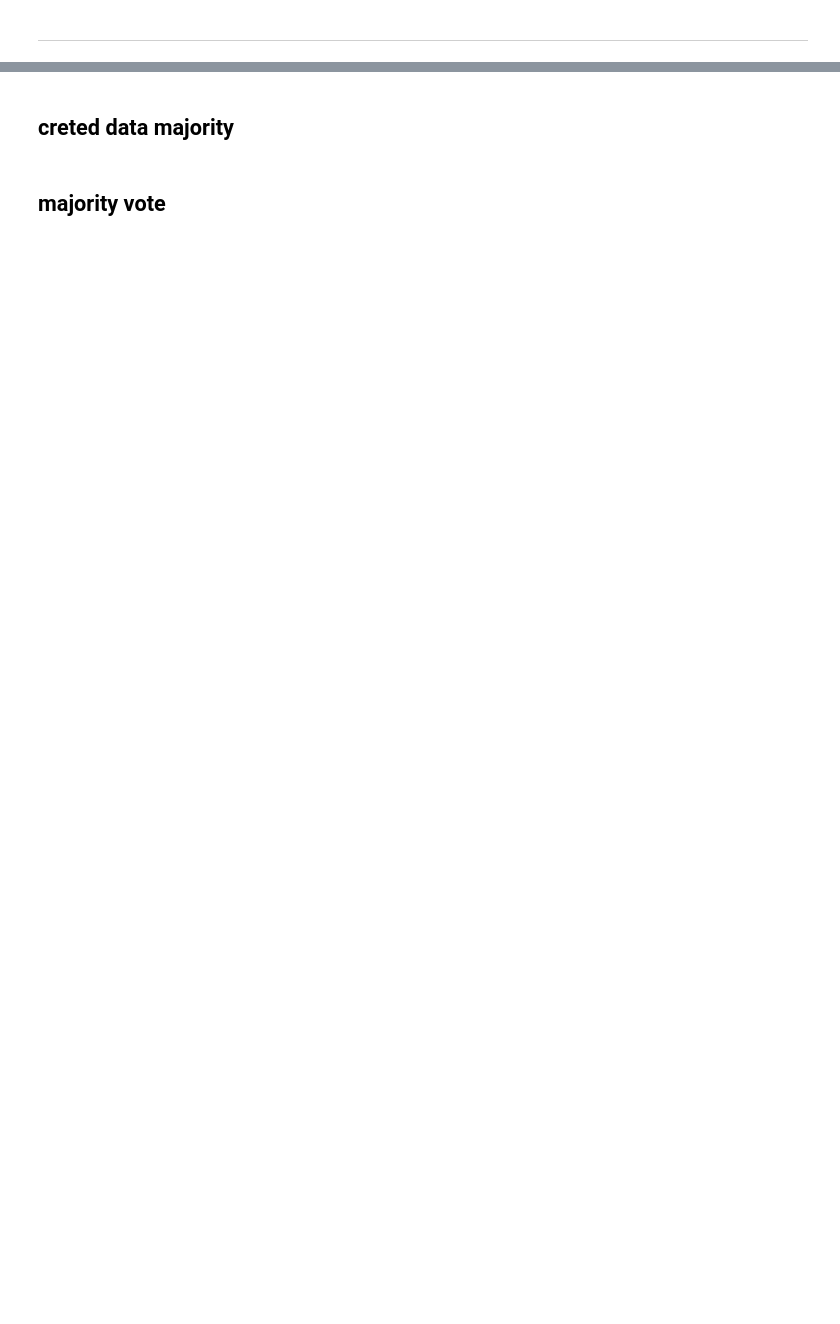
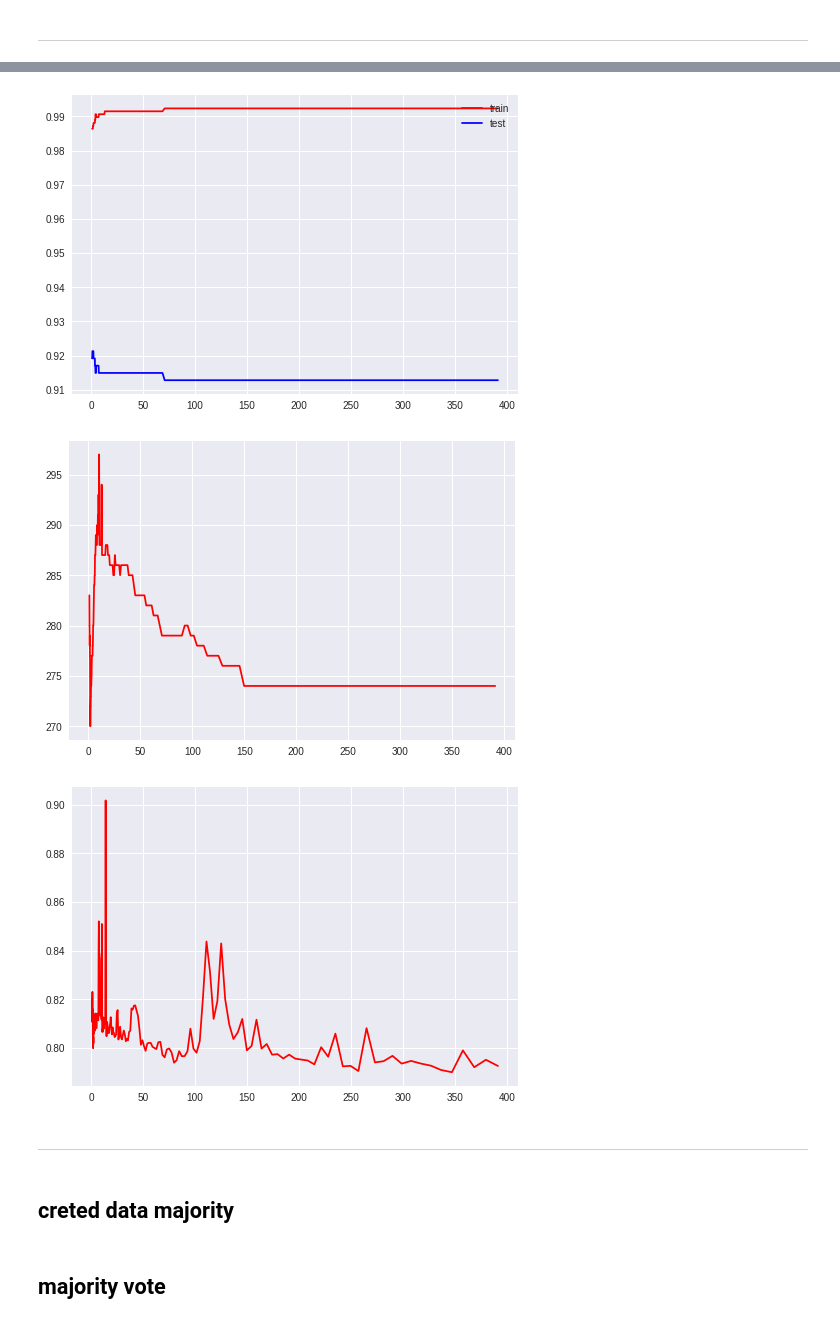
Before and after one commit to Pataweepr/applyML_vistec_2019, a Jupyter notebook: hw4_virus_SVMForNectec_pca_tsne.ipynb, the cells around one changed output, grey strips where cells are left out. Cells and saved outputs as stored; diff of their text form; code cells hidden in the pictures; blank space fills up the shorter version.

```diff
--- a/hw4_virus_SVMForNectec_pca_tsne.ipynb
+++ b/hw4_virus_SVMForNectec_pca_tsne.ipynb
@@ -244,3 +415,21 @@ recall : 0.9636942714148597
+# %%
+domain_c = np.arange(0,6,6/range_c)
+domain_c = np.exp(domain_c)
+plt.plot(domain_c, np.array(train_acc), 'r', domain_c, np.array(test_acc), 'b')
+plt.legend(('train', 'test'),loc='upper right')
+plt.show()
+
+plt.plot(domain_c, np.array(number_sv), 'r')
+plt.show()
+
+plt.plot(domain_c, np.array(runtime), 'r')
+plt.show()
+# %% [output]
+[figure, added]
+[figure, added]
+[figure, added]
+# %% [markdown]
+----
 # %% [markdown]
 ## creted data majority
 # %%
```
Also changed, not shown: parts of 29 cells of this notebook.
